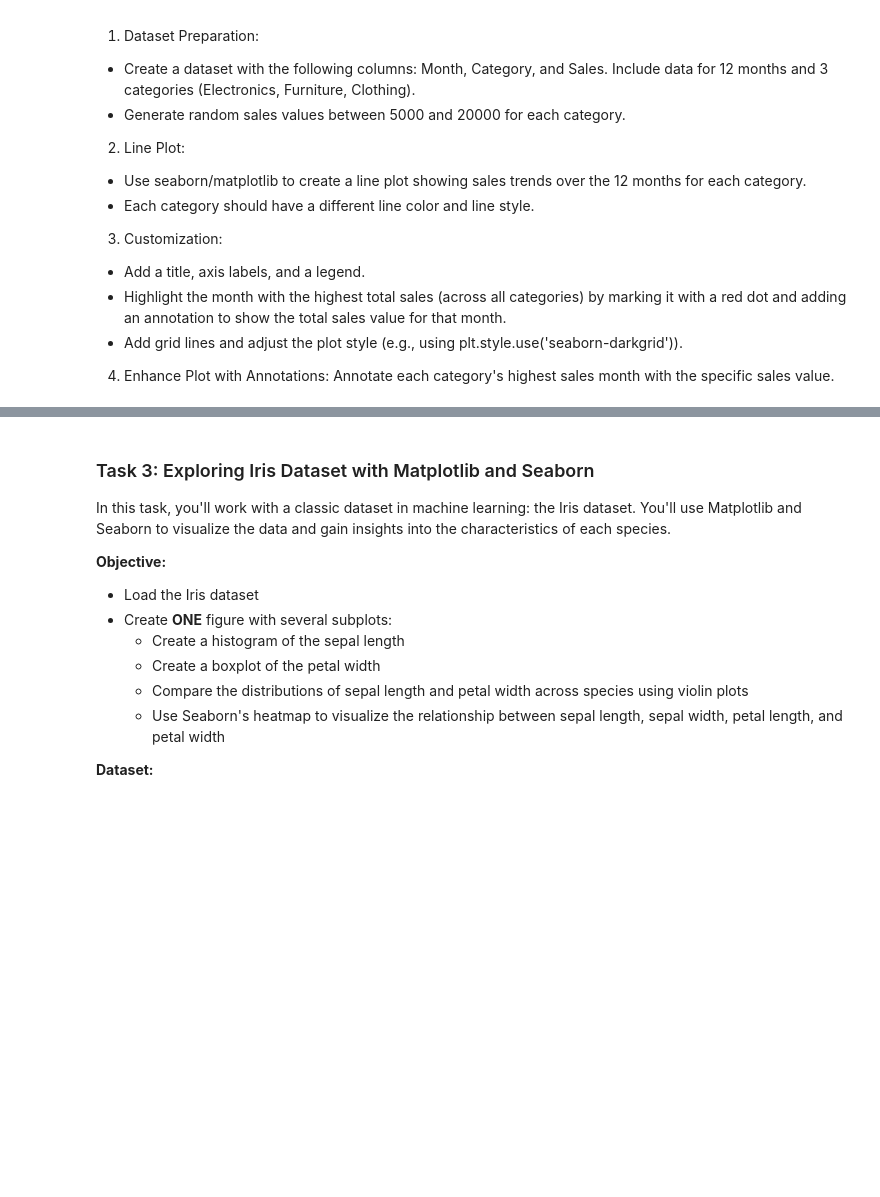
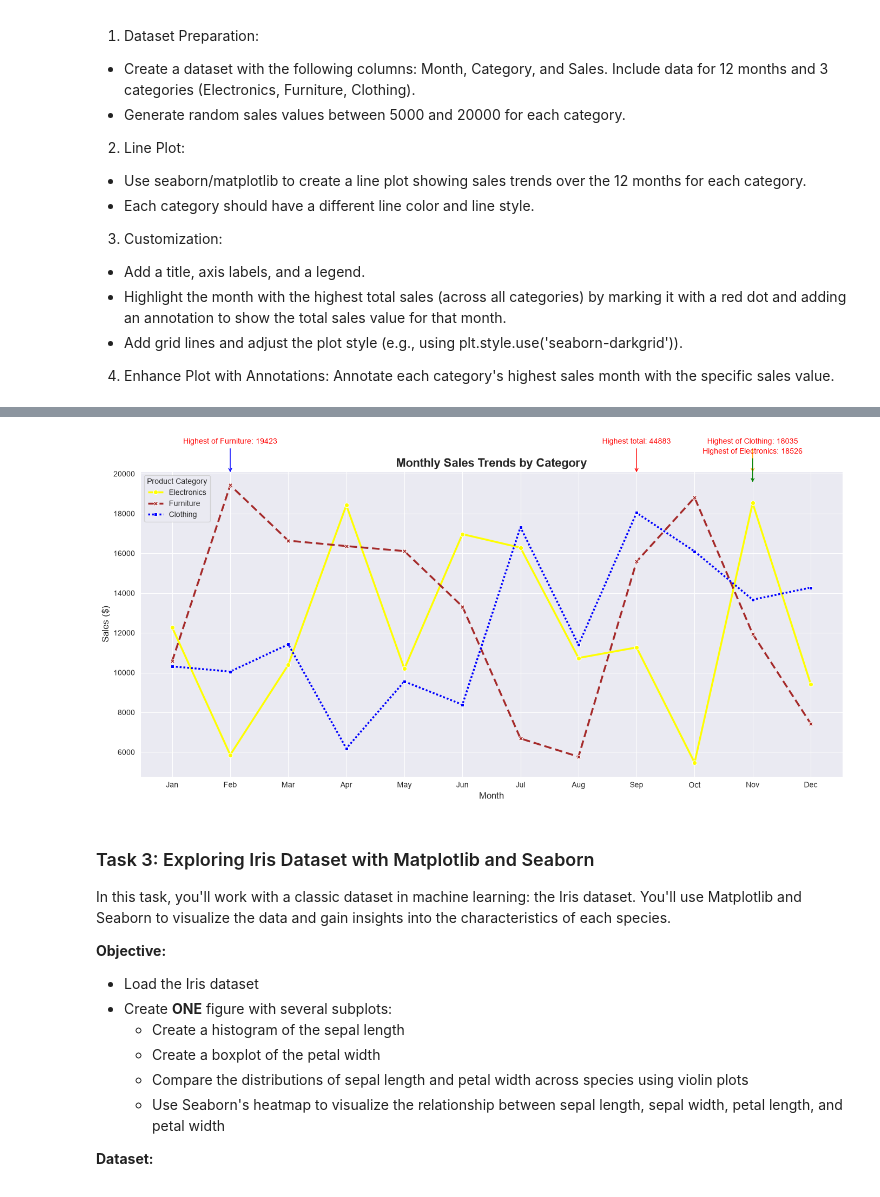
Before and after one commit to botascan/aaip, a Jupyter notebook: 04-MatplotlibSeaborn.ipynb, the cells around one changed output, grey strips where cells are left out. Cells and saved outputs as stored; diff of their text form; code cells hidden in the pictures; blank space fills up the shorter version.

```diff
--- a/04-MatplotlibSeaborn.ipynb
+++ b/04-MatplotlibSeaborn.ipynb
@@ -372,3 +435,75 @@ raise NotImplementedError()
+# %%
+# 2.2 - 2.3
+sns.set_style("darkgrid")
+
+# Define colors and line styles
+palette = {
+    'Electronics': 'yellow',
+    'Furniture': 'brown',
+    'Clothing': 'blue'
+}
+
+dashes = {
+    'Electronics': (1,0),
+    'Furniture': (4,2),
+    'Clothing': (1,1)
+}
+
+# Create figure
+plt.figure(figsize=(14, 7))
+
+# Create line plot
+sns.lineplot(
+    data=df,
+    x='Month',
+    y='Sales',
+    hue='Category',
+    style='Category',
+    palette=palette,
+    dashes=dashes,
+    markers=True,
+    linewidth=2.5
+)
+
+# Customize plot
+plt.title('Monthly Sales Trends by Category',
+          fontsize=16, fontweight='bold')
+
+plt.xlabel('Month', fontsize=12)
+plt.ylabel('Sales ($)', fontsize=12)
+
+plt.annotate(f"Highest total: {df.groupby('Month')['Sales'].sum().max()}",
+             xy=(f"{df.groupby('Month')['Sales'].sum().idxmax()}", 20000),
+             xytext=(0, 40), textcoords="offset points",
+             ha="center", color="red",
+             arrowprops=dict(arrowstyle="->", color="red"))
+
+
+# Ann 1
+plt.annotate(f"Highest of Clothing: {18035}",
+             xy=("Nov", 20000),
+             xytext=(0, 40), textcoords="offset points",
+             ha="center", color="red",
+             arrowprops=dict(arrowstyle="->", color="orange"))
+
+# Ann 2
+plt.annotate(f"Highest of Electronics: 18526",
+             xy=("Nov", 19500),
+             xytext=(0, 40), textcoords="offset points",
+             ha="center", color="red",
+             arrowprops=dict(arrowstyle="->", color="green"))
+
+# Ann 3
+plt.annotate(f"Highest of Furniture: 19423",
+             xy=("Feb", 20000),
+             xytext=(0, 40), textcoords="offset points",
+             ha="center", color="red",
+             arrowprops=dict(arrowstyle="->", color="blue"))
+
+plt.legend(title='Product Category')
+plt.tight_layout()
+# %% [output]
+[figure, added]
 # %% [markdown]
 ### Task 3: Exploring Iris Dataset with Matplotlib and Seaborn
 
```
Also changed, not shown: parts of 15 cells of this notebook, 1 other file.
